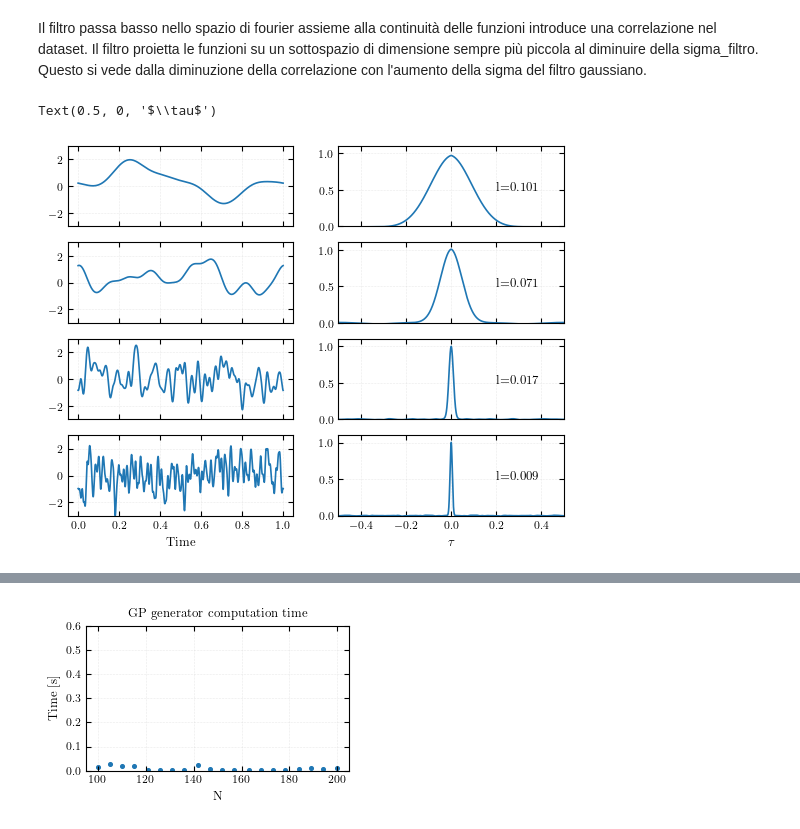
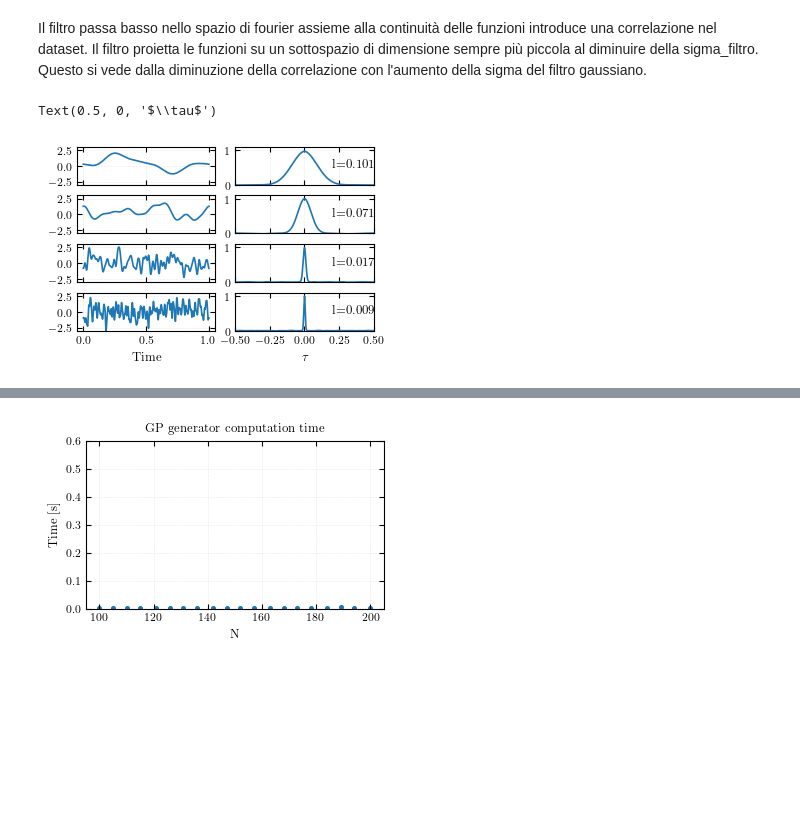
Before and after one commit to Sparisi01/RPM_implementation, a Jupyter notebook: test_random_function_generator.ipynb, the cells around one changed output, grey strips where cells are left out. Cells and saved outputs as stored; diff of their text form; code cells hidden in the pictures; blank space fills up the shorter version.

```diff
--- a/test_random_function_generator.ipynb
+++ b/test_random_function_generator.ipynb
@@ -1,6 +1,6 @@
 # %%
 import numpy as np
 import matplotlib.pyplot as plt
-from scipy.linalg import lu_factor, lu_solve
 
+plt.style.use("plots.mplstyle")
 np.random.seed(42)
@@ -51,7 +9,7 @@ mpl.rcParams.update({
 
 Genero un dataset di funzioni usando "generate_random_f_from_white_noise". In seguito tratto le funzioni generate come vettori e calcolo la matrice di correlazione.
 # %%
-from functions_generator import *
+import functions_generator as fg
 
 f_dataset_size = 20
 nt = 1000
@@ -66,10 +24,14 @@ dt = t_array[1] - t_array[0]
 fig, axes = plt.subplots(1,5,figsize=(12.5,2.5))
 index_ax = 0
 
+generator = fg.FunctionsGenerator(t_array)
+
 for l in [1,0.5,0.1,0.05,0.01]:
 
+    generator.l = l
+
     for index in range(f_dataset_size):
-        f_dataset[:,index] = generate_random_f_from_white_noise(t_array, l=l)
+        f_dataset[:,index] = generator.generate_from_white_noise()
 
     # Verifico l'indipendenza tra le colonne
     f_corr = np.corrcoef(f_dataset, rowvar=False)
@@ -91,6 +53,7 @@ Il filtro passa basso nello spazio di fourier assieme alla continuità delle fun
 # %%
 from scipy import signal
 
+# Parametri simulazioni
 Tf = 1
 nt = 30000
 t_array = np.linspace(0,Tf,nt)
@@ -99,6 +62,8 @@ Nf = 1000
 
 # Array di coorelazioni temporali
 l_array = [0.1, 0.05, 0.01, 0.005]
+
+generator = fg.FunctionsGenerator(t_array)
 
 fig, axes = plt.subplots(4,2, sharex="col")
 
@@ -109,35 +74,37 @@ for l in l_array:
     f_array = np.ndarray(shape=(Nf, nt))
     var_array = np.ndarray(Nf)
     correlations_array =  np.ndarray(shape=(Nf, nt))
 
+    generator.l = l
+
     for i in range(Nf):
-        f_array[i,:] = generate_random_f_from_white_noise(t_array, l = l, sigma = sigma)
+        f_array[i,:] = generator.generate_from_white_noise()
         var_array[i] = np.var(f_array[i])
         correlations_array[i,:] = signal.correlate(f_array[i,:], f_array[i,:], mode="same", method="fft") / nt
 
     variance_correlation = np.var(np.mean(correlations_array, axis=0))
 
     lag_array = t_array - Tf/2
 
     axes[index_axes][1].plot(lag_array, np.mean(correlations_array, axis=0))
     axes[index_axes][1].grid()
     axes[index_axes][1].set_ylim([0,1.1])
     axes[index_axes][1].set_xlim([- Tf/2,Tf/2])
 
     # Plot estimate of l
     axes[index_axes][1].text(0.2,0.5,f"l={variance_correlation:.3f}")
 
     axes[index_axes][0].plot(t_array, f_array[0,:])
     axes[index_axes][0].grid()
     axes[index_axes][0].set_ylim([-3,3])
 
     index_axes = index_axes + 1
 
 axes[3][0].set_xlabel("Time")
 axes[3][1].set_xlabel(r"$\tau$")
 # %% [output]
 Text(0.5, 0, '$\\tau$')
-[figure, old version]
+[figure, new version]
 # %%
 # Plot complessità computazionale
 import time
@@ -191,10 +159,9 @@ plt.scatter(nt_array,gaus_times,s=7)
 plt.xlabel("N")
 plt.ylabel("Time [s]")
 plt.title("GP generator computation time")
-plt.tight_layout()
 plt.ylim([0,0.6])
 plt.grid()
 plt.savefig("assets/crescita_powerlaw_generatore_f.pdf")
 plt.show()
 # %% [output]
-[figure, old version]
+[figure, new version]
```
Also changed, not shown: parts of 3 cells of this notebook, 14 other files.
